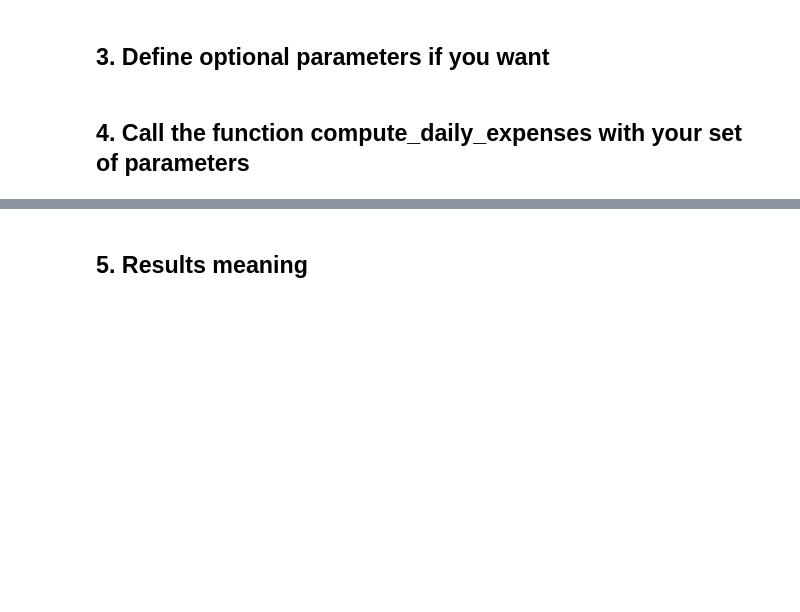
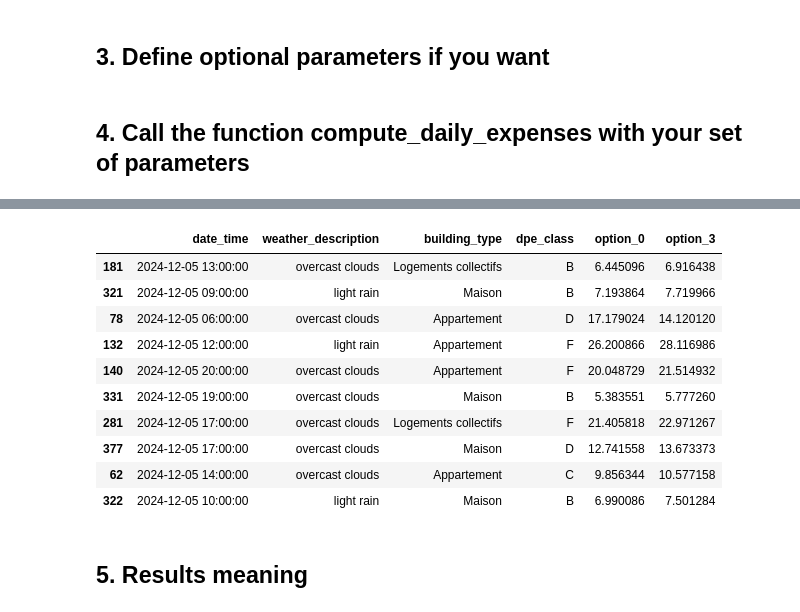
Before and after one commit to pfacouetey/energy_manager, a Jupyter notebook: docs/example.ipynb, the cells around one changed output, grey strips where cells are left out. Cells and saved outputs as stored; diff of their text form; code cells hidden in the pictures; blank space fills up the shorter version.

```diff
--- a/docs/example.ipynb
+++ b/docs/example.ipynb
@@ -52,3 +73,18 @@ df_daily_expenses.sample(n=10)
+# %%
+# You can explore your results and do any manipulation you want
+df_daily_expenses[["date_time", "weather_description", "building_type", "dpe_class", "option_0", "option_3"]].sample(n=10)
+# %% [output]
+|  | date_time | weather_description | building_type | dpe_class | option_0 | option_3 |
+| 181 | 2024-12-05 13:00:00 | overcast clouds | Logements collectifs | B | 6.445096 | 6.916438 |
+| 321 | 2024-12-05 09:00:00 | light rain | Maison | B | 7.193864 | 7.719966 |
+| 78 | 2024-12-05 06:00:00 | overcast clouds | Appartement | D | 17.179024 | 14.120120 |
+| 132 | 2024-12-05 12:00:00 | light rain | Appartement | F | 26.200866 | 28.116986 |
+| 140 | 2024-12-05 20:00:00 | overcast clouds | Appartement | F | 20.048729 | 21.514932 |
+| 331 | 2024-12-05 19:00:00 | overcast clouds | Maison | B | 5.383551 | 5.777260 |
+| 281 | 2024-12-05 17:00:00 | overcast clouds | Logements collectifs | F | 21.405818 | 22.971267 |
+| 377 | 2024-12-05 17:00:00 | overcast clouds | Maison | D | 12.741558 | 13.673373 |
+| 62 | 2024-12-05 14:00:00 | overcast clouds | Appartement | C | 9.856344 | 10.577158 |
+| 322 | 2024-12-05 10:00:00 | light rain | Maison | B | 6.990086 | 7.501284 |
 # %% [markdown]
 ## 5. Results meaning
 # %% [markdown]
```
Also changed, not shown: parts of 8 cells of this notebook, 1 other file.
